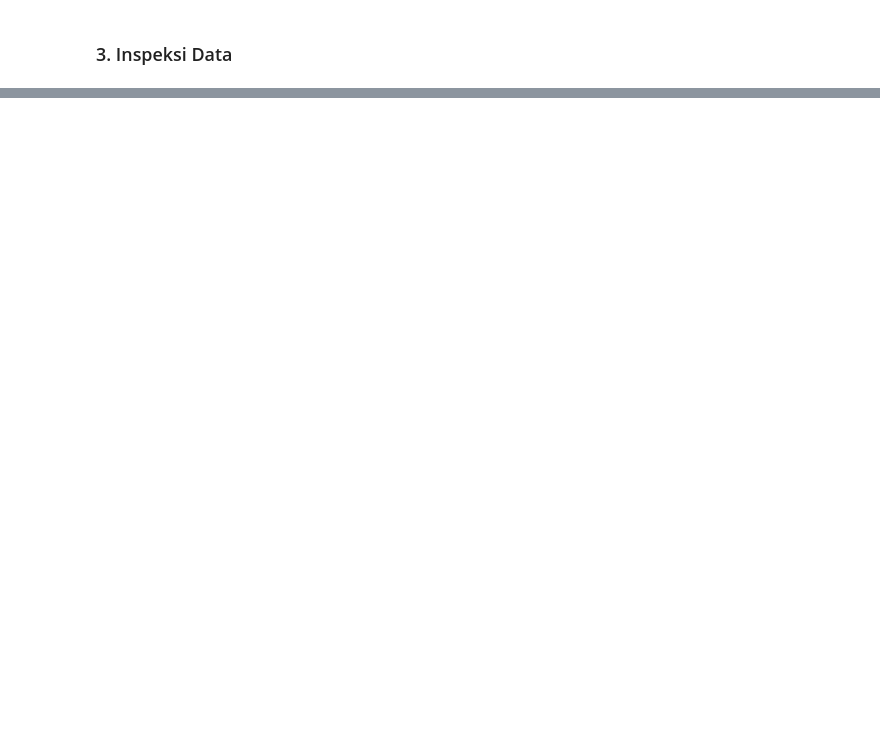
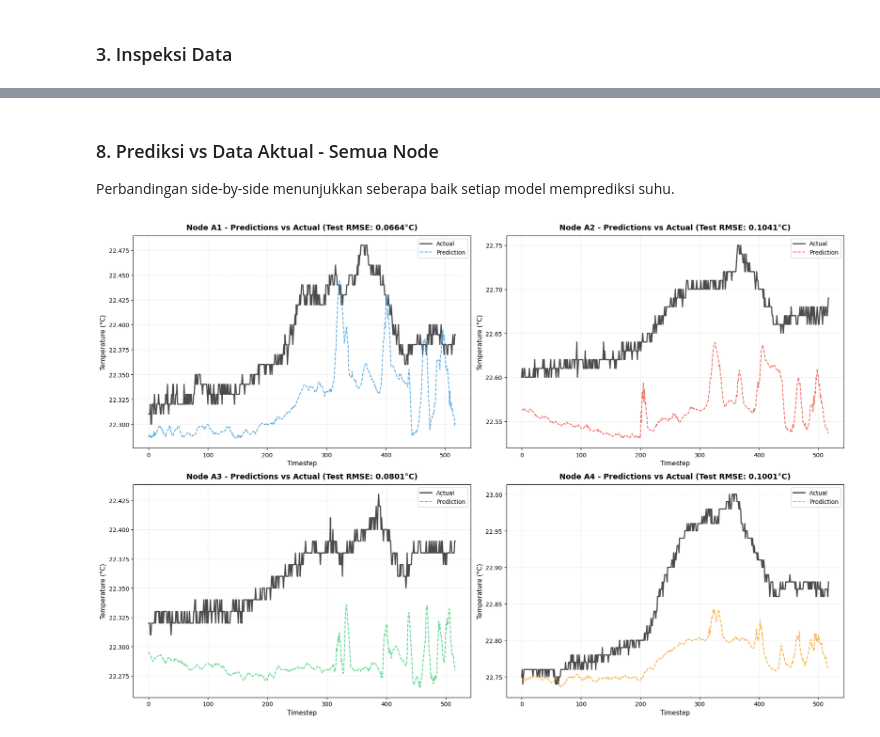
Before and after one commit to dylanlurr/Room-Climate-Datasets, a Jupyter notebook: model_1.ipynb, the cells around one changed output, grey strips where cells are left out. Cells and saved outputs as stored; diff of their text form; code cells hidden in the pictures; blank space fills up the shorter version.

Commit message:
Updated Model
-

```diff
--- a/model_1.ipynb
+++ b/model_1.ipynb
@@ -861,0 +90,22 @@ print("="*80)
+# %%
+# Import additional libraries for modeling
+from sklearn.model_selection import train_test_split
+from sklearn.preprocessing import StandardScaler
+from sklearn.metrics import mean_absolute_error, mean_squared_error
+from tensorflow.keras.models import Sequential
+from tensorflow.keras.layers import Conv1D, MaxPooling1D, LSTM, Dense
+from tensorflow.keras.callbacks import EarlyStopping
+import tensorflow as tf
+
+# Feature columns to use
+feature_columns = ['<Temp>', '<RelH>', '<L1>', '<L2>']
+
+# Function to create sequences for LSTM
+def create_sequences(X, y, time_steps=10):
+    X_seq, y_seq = [], []
+    for i in range(len(X) - time_steps):
+        X_seq.append(X[i:i + time_steps])
+        y_seq.append(y[i + time_steps])
+    return np.array(X_seq), np.array(y_seq)
+
+TIME_STEPS = 10
@@ -861,0 +488,29 @@ print("="*80)
+# %% [markdown]
+### 8. Prediksi vs Data Aktual - Semua Node
+
+Perbandingan side-by-side menunjukkan seberapa baik setiap model memprediksi suhu.
+# %%
+fig, axes = plt.subplots(2, 2, figsize=(18, 12))
+axes = axes.flatten()
+
+colors = {'A1': '#3498db', 'A2': '#e74c3c', 'A3': '#2ecc71', 'A4': '#f39c12'}
+
+for idx, (node_name, results) in enumerate(all_nodes_results.items()):
+    y_actual = results['y_test_actual']
+    y_pred = results['y_pred_actual']
+
+    # actual vs prediction
+    axes[idx].plot(y_actual, color='black', linewidth=2, label='Actual', alpha=0.7)
+    axes[idx].plot(y_pred, color=colors[node_name], linewidth=1.5, label='Prediction', alpha=0.8, linestyle='--')
+
+    axes[idx].set_title(f'Node {node_name} - Predictions vs Actual (Test RMSE: {results["test_rmse"]:.4f}°C)',
+                        fontsize=13, fontweight='bold', pad=10)
+    axes[idx].set_xlabel('Timestep', fontsize=11)
+    axes[idx].set_ylabel('Temperature (°C)', fontsize=11)
+    axes[idx].legend(fontsize=10, loc='best')
+    axes[idx].grid(True, alpha=0.3, linestyle='--')
+
+plt.tight_layout()
+plt.show()
+# %% [output]
+[figure, added]
```
Also changed, not shown: parts of 75 cells of this notebook.
